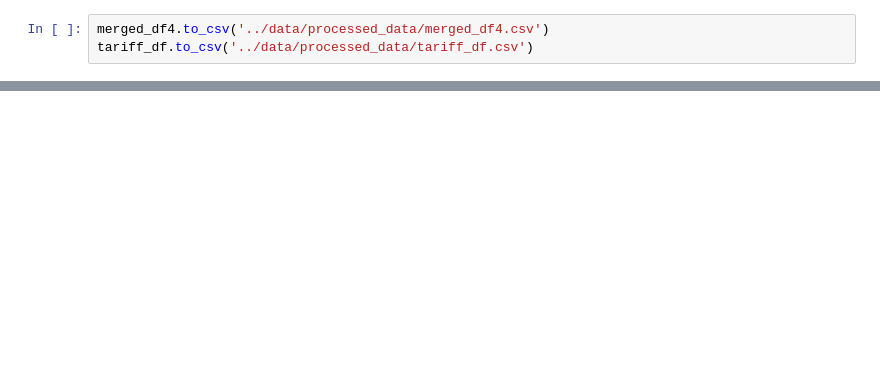
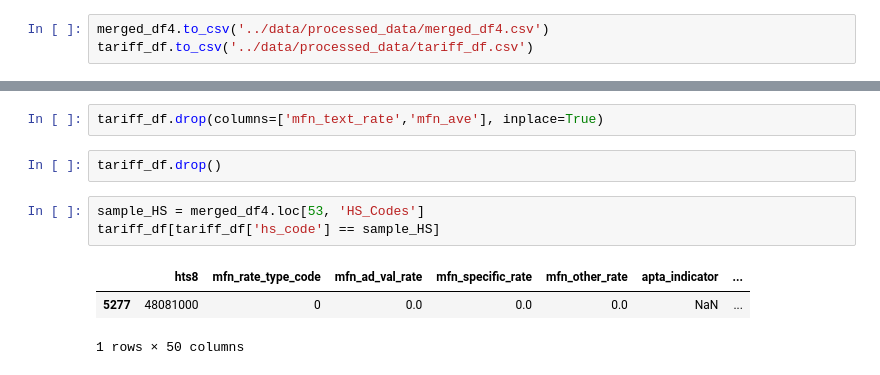
Before and after one commit to jldfernando/MELJS, a Jupyter notebook: notebooks/data cleaning and merging.ipynb, the cells around one changed output, grey strips where cells are left out. Cells and saved outputs as stored; diff of their text form; blank space fills up the shorter version.

```diff
--- a/notebooks/data cleaning and merging.ipynb
+++ b/notebooks/data cleaning and merging.ipynb
@@ -1158,0 +1202,11 @@ tariff_df.to_csv('../data/processed_data/tariff_df.csv')
+# %%
+tariff_df.drop(columns=['mfn_text_rate','mfn_ave'], inplace=True)
+# %%
+tariff_df.drop()
+# %%
+sample_HS = merged_df4.loc[53, 'HS_Codes']
+tariff_df[tariff_df['hs_code'] == sample_HS]
+# %% [output]
+|  | hts8 | mfn_rate_type_code | mfn_ad_val_rate | mfn_specific_rate | mfn_other_rate | apta_indicator | ... |
+| 5277 | 48081000 | 0 | 0.0 | 0.0 | 0.0 | NaN | ... |
+1 rows × 50 columns
```
Also changed, not shown: parts of 24 cells of this notebook.
